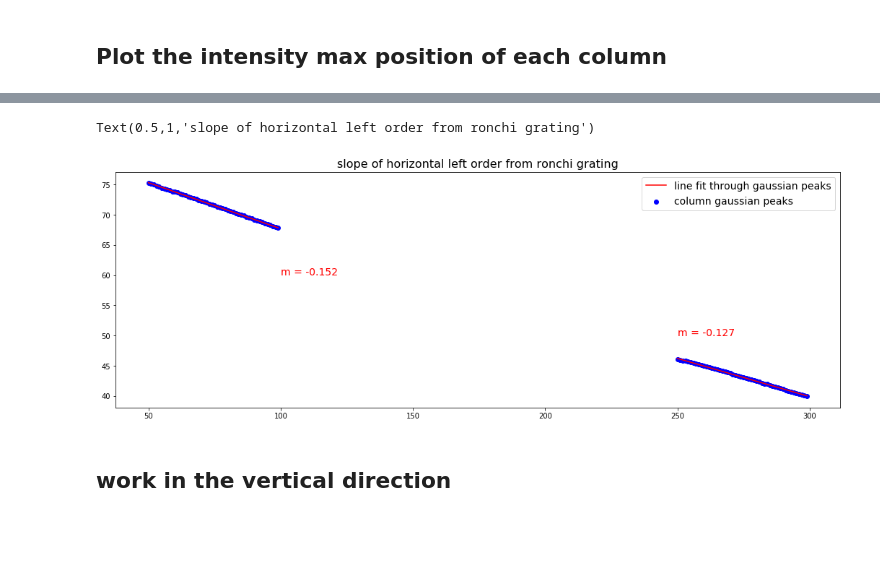
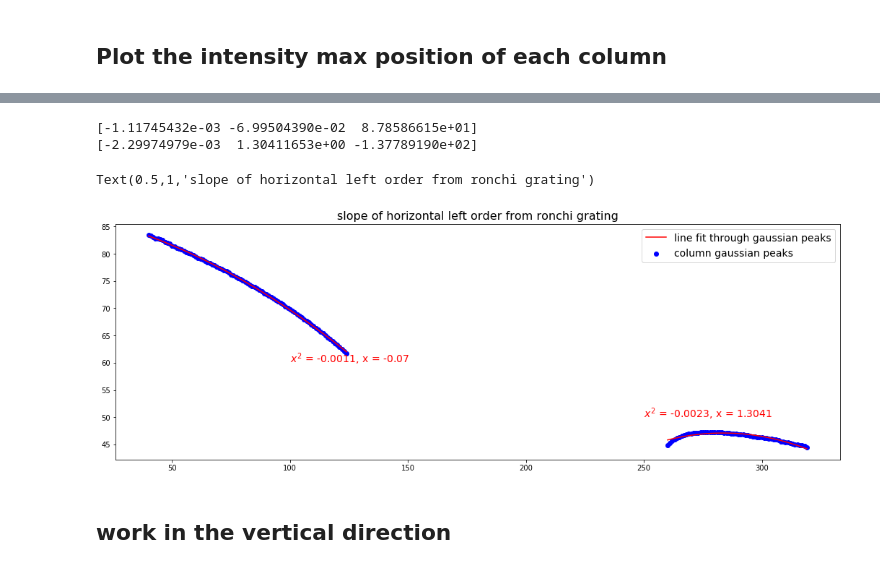
Before and after one commit to blaisekuo/adc-proc, a Jupyter notebook: adc-proc.ipynb, the cells around one changed output, grey strips where cells are left out. Drawn from its saved outputs; the diff is of its cells as text; code cells hidden in the pictures; blank space fills up the shorter version.

```diff
--- a/adc-proc.ipynb
+++ b/adc-proc.ipynb
@@ -279,4 +247,6 @@ ax.imshow(stellarbox,origin='lower')
 # %%
+raunche_df.at[event_timestamp,'goffset_stellar_centroidx']=1
+raunche_df.at[event_timestamp,'goffset_stellar_centroidy']=0.1
 goffset_stellar_centroidx=raunche_df.loc[event_timestamp]['goffset_stellar_centroidx']
 goffset_stellar_centroidy=raunche_df.loc[event_timestamp]['goffset_stellar_centroidy']
 # %%
@@ -474,3 +454,14 @@ print(hornanargmax)
+# %%
+polynom=1
+raunche_df.at[event_timestamp,'polynom_h1']=2
+raunche_df.at[event_timestamp,'polynom_h2']=2
+raunche_df.at[event_timestamp,'polynom_v1']=2
+raunche_df.at[event_timestamp,'polynom_v2']=2
+polynom_h1=raunche_df.loc[event_timestamp]['polynom_h1']
+polynom_h2=raunche_df.loc[event_timestamp]['polynom_h2']
+polynom_v1=raunche_df.loc[event_timestamp]['polynom_v1']
+polynom_v2=raunche_df.loc[event_timestamp]['polynom_v2']
+#polynom=2
 # %%
 fig,ax = plt.subplots()
 
@@ -486,3 +477,8 @@ Text(0.5,0,'Pixel Column')
+# %%
+raunche_df.at[event_timestamp,'h1r']='(40,125)'
+raunche_df.at[event_timestamp,'h2r']='(260,320)'
+h1r=eval(raunche_df.loc[event_timestamp]['h1r'])
+h2r=eval(raunche_df.loc[event_timestamp]['h2r'])
 # %%
 #code to see gaussian fit of one row
 
@@ -532,5 +508,6 @@ print(horwing2)
 # %%
-raunche_df.at[event_timestamp,'goffset_hwing1']=0.1
+raunche_df.at[event_timestamp,'goffset_hwing1']=0.2
+raunche_df.at[event_timestamp,'goffset_hwing2']=0
 goffset_hwing1=raunche_df.loc[event_timestamp]['goffset_hwing1']
 goffset_hwing2=raunche_df.loc[event_timestamp]['goffset_hwing2']
 # %%
@@ -589,25 +572,31 @@ gaushwing1 = np.polyfit(X1, ghorwing1, polynom_h1)
 gh1 = np.poly1d(gaushwing1)
 gaushwing2 = np.polyfit(X2, ghorwing2, polynom_h2)
 gh2 = np.poly1d(gaushwing2)
+# %%
+print(gaushwing1)
+print(gaushwing2)
+# %% [output]
+[-1.11745432e-03 -6.99504390e-02  8.78586615e+01]
+[-2.29974979e-03  1.30411653e+00 -1.37789190e+02]
 # %%
 #m_hdiff=str(abs(round(gauswing2[0]-gauswing1[0],3)))
 
 fig,ax = plt.subplots()
 
 fig.set_size_inches(18, 6)
 
 ax.scatter(X1,ghorwing1, label="column gaussian peaks", color = "blue")
 ax.plot(X1,gh1(X1),color='red',label="line fit through gaussian peaks")
 ax.scatter(X2,ghorwing2,color = "blue")
 ax.plot(X2,gh2(X2),color='red',)
-ax.text(100,60,'m = ' + str(round(gaushwing1[0],3)),fontsize=14,color='red')
-ax.text(250,50,'m = ' + str(round(gaushwing2[0],3)),fontsize=14,color='red')
+ax.text(100,60,'$x^2$ = ' + str(round(gaushwing1[0],4)) + ', x = ' + str(round(gaushwing1[1],4)),fontsize=14,color='red')
+ax.text(250,50,'$x^2$ = ' + str(round(gaushwing2[0],4)) + ', x = ' + str(round(gaushwing2[1],4)),fontsize=14,color='red')
 #ax.text(150,20,'diff between hor wings = ' + m_hdiff,fontsize=14,color='red')
 ax.legend(fontsize=14)
 ax.set_title("slope of horizontal left order from ronchi grating",fontsize=16)
 # %% [output]
 Text(0.5,1,'slope of horizontal left order from ronchi grating')
-[figure, old version]
+[figure, new version]
 # %% [markdown]
 ## work in the vertical direction
 # %%
```
Also changed, not shown: parts of 48 cells of this notebook, 12 other files.
